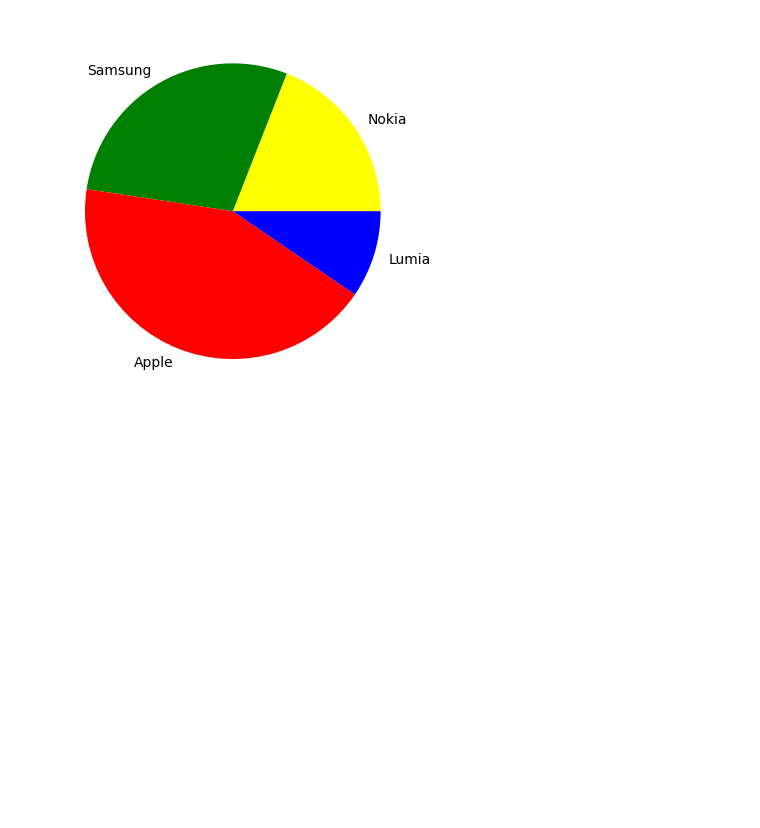
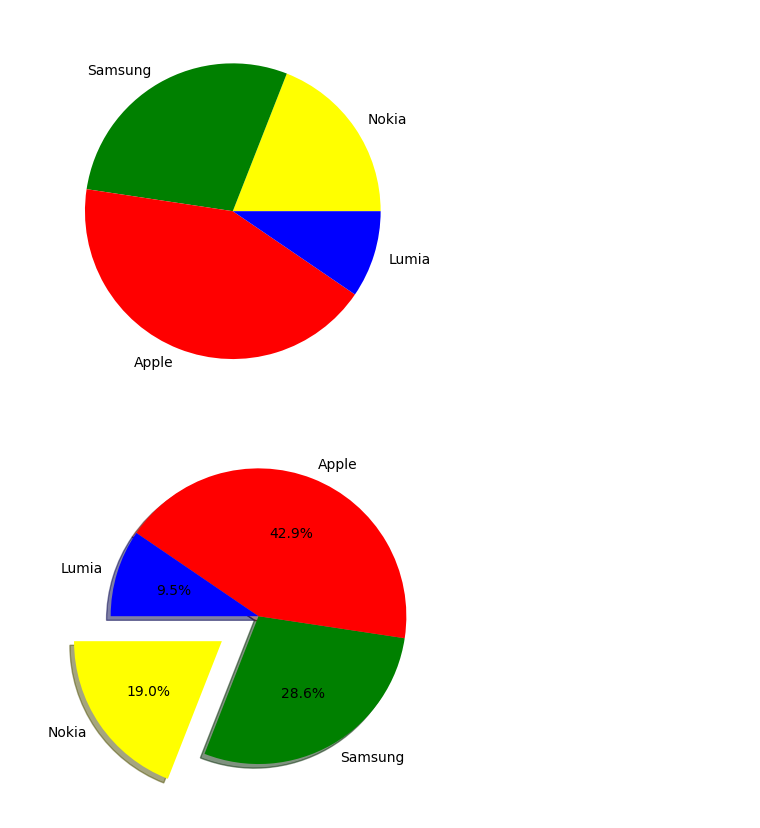
Before and after one commit to roberthsu2003/python, a Jupyter notebook: 上課用目錄/python813/lesson13_1.ipynb, the cells around one changed output. Saved outputs shown, nothing was run; the diff lists cells and outputs as text; code cells hidden in the pictures; blank space fills up the shorter version.

```diff
--- a/上課用目錄/python813/lesson13_1.ipynb
+++ b/上課用目錄/python813/lesson13_1.ipynb
@@ -10,3 +10,15 @@ axes.pie(values,labels=labels,colors=colors)
 plt.show()
 # %% [output]
 [figure]
+# %%
+import matplotlib.pyplot as plt
+labels = ['Nokia', 'Samsung', 'Apple', 'Lumia']
+values = [20, 30, 45, 10]
+colors =['yellow', 'green', 'red', 'blue']
+
+figure = plt.figure()
+axes = figure.add_subplot()
+axes.pie(values,labels=labels,colors=colors,explode=[0.3,0,0,0],startangle=180,shadow=True,autopct='%1.1f%%')
+plt.show()
+# %% [output]
+[figure, added]
```
